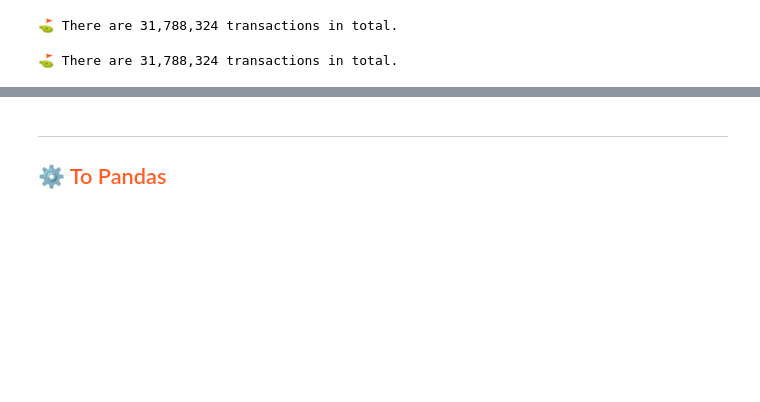
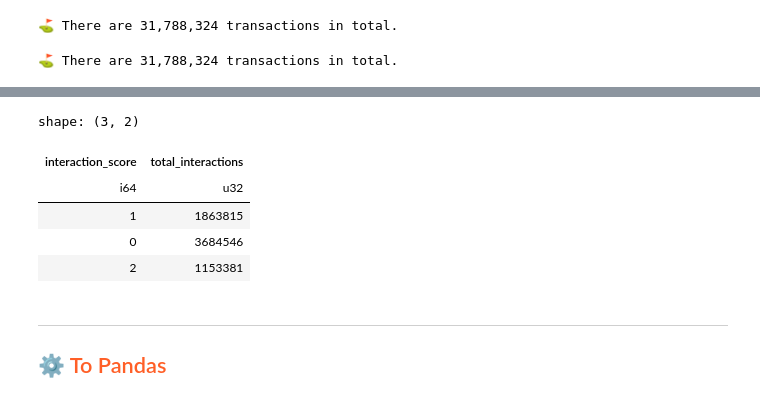
Before and after one commit to Maxxx-zh/hopsworks-tutorials, a Jupyter notebook: advanced_tutorials/recommender-system/1_feature_engineering.ipynb, the cells around one changed output, grey strips where cells are left out. Drawn from its saved outputs; the diff is of its cells as text; code cells hidden in the pictures; blank space fills up the shorter version.

```diff
--- a/advanced_tutorials/recommender-system/1_feature_engineering.ipynb
+++ b/advanced_tutorials/recommender-system/1_feature_engineering.ipynb
@@ -322,3 +316,12 @@ print(f"⛳️ Subset has {len(trans_df):,} transactions in total.")
+# %%
+interaction_df.group_by('interaction_score').agg(pl.count('interaction_score').alias('total_interactions'))
+# %% [output]
+shape: (3, 2)
+| interaction_score | total_interactions |
+| i64 | u32 |
+| 1 | 1863815 |
+| 0 | 3684546 |
+| 2 | 1153381 |
 # %% [markdown]
 ---
 ## <span style="color:#ff5f27">⚙️ To Pandas </span>
```
Also changed, not shown: parts of 34 cells of this notebook, 11 other files.
